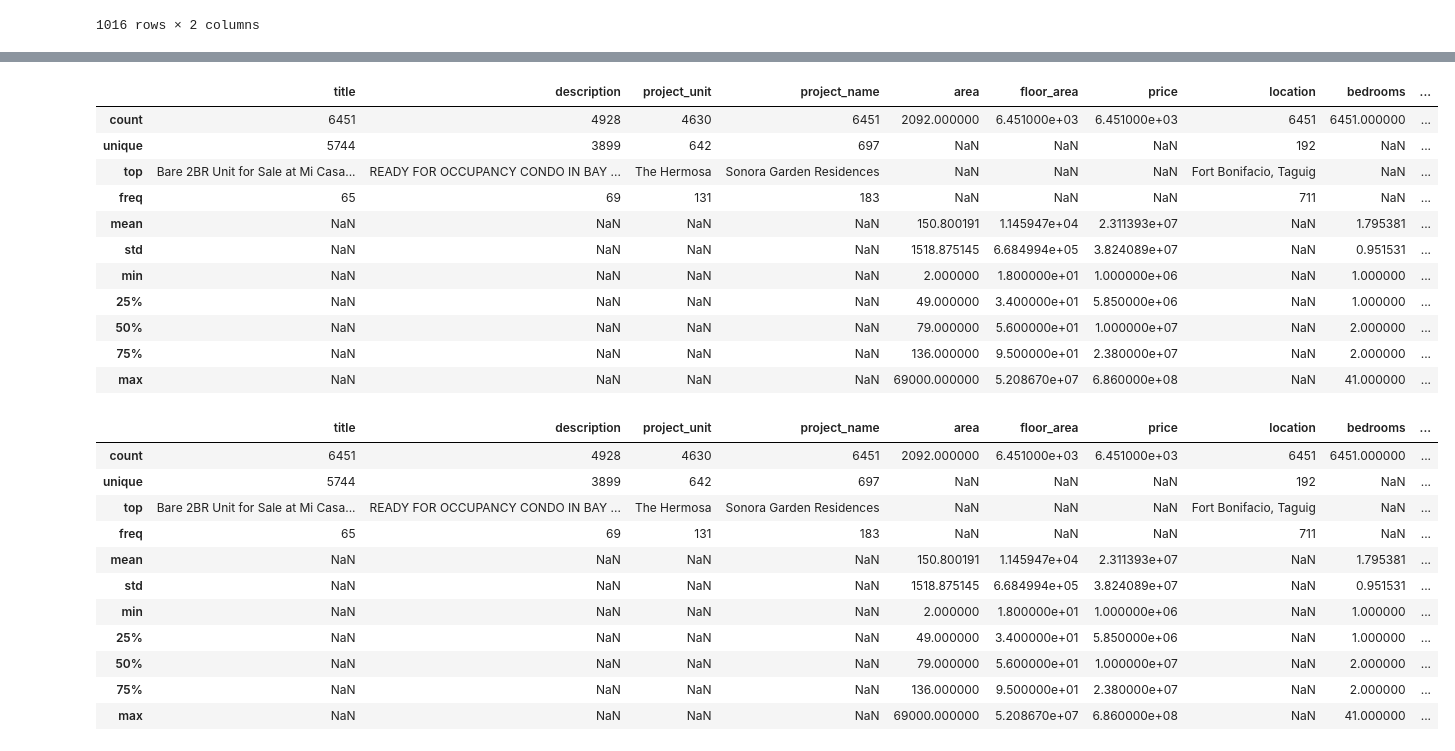
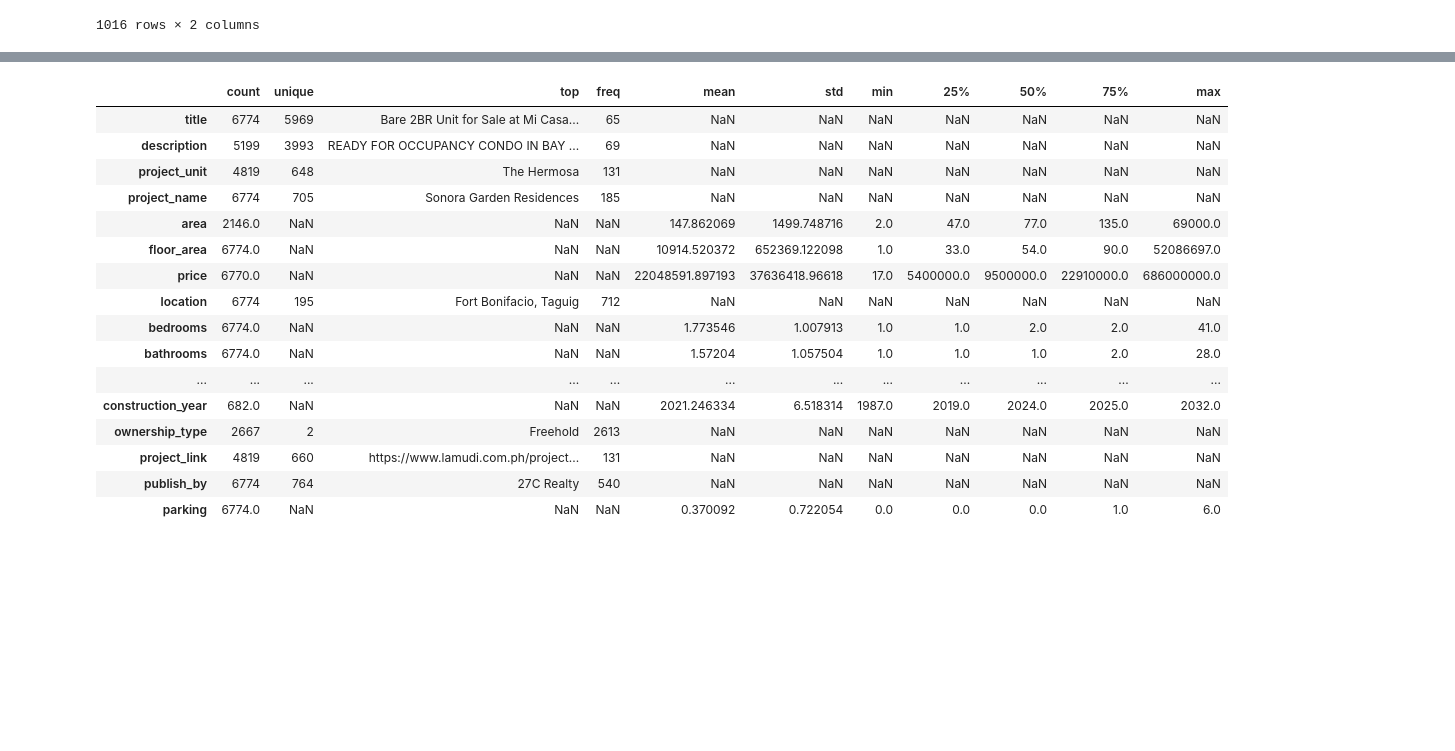
Before and after one commit to darryl-john/condo-amenity-proximity, a Jupyter notebook: data-cleaning-v2.ipynb, the cells around one changed output, grey strips where cells are left out. Saved outputs shown, nothing was run; the diff lists cells and outputs as text; code cells hidden in the pictures; blank space fills up the shorter version.

```diff
--- a/data-cleaning-v2.ipynb
+++ b/data-cleaning-v2.ipynb
@@ -139,59 +144,47 @@ df1.describe(include='all')
-# %%
-# filter out rows with 'price' < 1000000 or 'floor_area' < 18
-df1 = df1[(df1['price'] >= 1000000) & (df1['floor_area'] >= 18)].reset_index(drop=True)
-df1.describe(include='all')
-# %% [output]
-|  | title | description | project_unit | project_name | area | floor_area | price | location | bedrooms | ... |
-| count | 6451 | 4928 | 4630 | 6451 | 2092.000000 | 6.451000e+03 | 6.451000e+03 | 6451 | 6451.000000 | ... |
-| unique | 5744 | 3899 | 642 | 697 | NaN | NaN | NaN | 192 | NaN | ... |
-| top | Bare 2BR Unit for Sale at Mi Casa... | READY FOR OCCUPANCY CONDO IN BAY ... | The Hermosa | Sonora Garden Residences | NaN | NaN | NaN | Fort Bonifacio, Taguig | NaN | ... |
-| freq | 65 | 69 | 131 | 183 | NaN | NaN | NaN | 711 | NaN | ... |
-| mean | NaN | NaN | NaN | NaN | 150.800191 | 1.145947e+04 | 2.311393e+07 | NaN | 1.795381 | ... |
-| std | NaN | NaN | NaN | NaN | 1518.875145 | 6.684994e+05 | 3.824089e+07 | NaN | 0.951531 | ... |
-| min | NaN | NaN | NaN | NaN | 2.000000 | 1.800000e+01 | 1.000000e+06 | NaN | 1.000000 | ... |
-| 25% | NaN | NaN | NaN | NaN | 49.000000 | 3.400000e+01 | 5.850000e+06 | NaN | 1.000000 | ... |
-| 50% | NaN | NaN | NaN | NaN | 79.000000 | 5.600000e+01 | 1.000000e+07 | NaN | 2.000000 | ... |
-| 75% | NaN | NaN | NaN | NaN | 136.000000 | 9.500000e+01 | 2.380000e+07 | NaN | 2.000000 | ... |
-| max | NaN | NaN | NaN | NaN | 69000.000000 | 5.208670e+07 | 6.860000e+08 | NaN | 41.000000 | ... |
 # %%
 def find_with_parking(text):
     # Returns the matched string if found, else None
     match = re.search(r'with(\s+\w+)?\s+parking', str(text), re.IGNORECASE)
     if match:
         return match.group(0)
     return None
 
 df1['parking_info'] = df1.apply(lambda row: find_with_parking(row['title']) or find_with_parking(row['description']), axis=1)
 
 # get numeric parking count from parking_info if available, else set to 1 if parking_info is not null and 0 if parking_info is null
 def extract_parking_count(parking_info):
     if pd.isna(parking_info):
         return 0
     match = re.search(r'(\d+)', parking_info)
     if match:
         return int(match.group(1))
     return 1
 
 # get max between existing 'parking_spaces' column and extracted parking count from parking_info, add new column 'parking'
 df1['parking'] = df1.apply(lambda row: max(row['parking_spaces'], extract_parking_count(row['parking_info'])) if not pd.isna(row['parking_spaces']) else extract_parking_count(row['parking_info']), axis=1)
 
 # drop 'parking_spaces' and 'parking_info' columns
 df1 = df1.drop(columns=['parking_spaces', 'parking_info'])
 
-df1.describe(include='all')
+df1.describe(include='all').T
 # %% [output]
-|  | title | description | project_unit | project_name | area | floor_area | price | location | bedrooms | ... |
-| count | 6451 | 4928 | 4630 | 6451 | 2092.000000 | 6.451000e+03 | 6.451000e+03 | 6451 | 6451.000000 | ... |
-| unique | 5744 | 3899 | 642 | 697 | NaN | NaN | NaN | 192 | NaN | ... |
-| top | Bare 2BR Unit for Sale at Mi Casa... | READY FOR OCCUPANCY CONDO IN BAY ... | The Hermosa | Sonora Garden Residences | NaN | NaN | NaN | Fort Bonifacio, Taguig | NaN | ... |
-| freq | 65 | 69 | 131 | 183 | NaN | NaN | NaN | 711 | NaN | ... |
-| mean | NaN | NaN | NaN | NaN | 150.800191 | 1.145947e+04 | 2.311393e+07 | NaN | 1.795381 | ... |
-| std | NaN | NaN | NaN | NaN | 1518.875145 | 6.684994e+05 | 3.824089e+07 | NaN | 0.951531 | ... |
-| min | NaN | NaN | NaN | NaN | 2.000000 | 1.800000e+01 | 1.000000e+06 | NaN | 1.000000 | ... |
-| 25% | NaN | NaN | NaN | NaN | 49.000000 | 3.400000e+01 | 5.850000e+06 | NaN | 1.000000 | ... |
-| 50% | NaN | NaN | NaN | NaN | 79.000000 | 5.600000e+01 | 1.000000e+07 | NaN | 2.000000 | ... |
-| 75% | NaN | NaN | NaN | NaN | 136.000000 | 9.500000e+01 | 2.380000e+07 | NaN | 2.000000 | ... |
-| max | NaN | NaN | NaN | NaN | 69000.000000 | 5.208670e+07 | 6.860000e+08 | NaN | 41.000000 | ... |
+|  | count | unique | top | freq | mean | std | min | 25% | 50% | 75% | max |
+| title | 6774 | 5969 | Bare 2BR Unit for Sale at Mi Casa... | 65 | NaN | NaN | NaN | NaN | NaN | NaN | NaN |
+| description | 5199 | 3993 | READY FOR OCCUPANCY CONDO IN BAY ... | 69 | NaN | NaN | NaN | NaN | NaN | NaN | NaN |
+| project_unit | 4819 | 648 | The Hermosa | 131 | NaN | NaN | NaN | NaN | NaN | NaN | NaN |
+| project_name | 6774 | 705 | Sonora Garden Residences | 185 | NaN | NaN | NaN | NaN | NaN | NaN | NaN |
+| area | 2146.0 | NaN | NaN | NaN | 147.862069 | 1499.748716 | 2.0 | 47.0 | 77.0 | 135.0 | 69000.0 |
+| floor_area | 6774.0 | NaN | NaN | NaN | 10914.520372 | 652369.122098 | 1.0 | 33.0 | 54.0 | 90.0 | 52086697.0 |
+| price | 6770.0 | NaN | NaN | NaN | 22048591.897193 | 37636418.96618 | 17.0 | 5400000.0 | 9500000.0 | 22910000.0 | 686000000.0 |
+| location | 6774 | 195 | Fort Bonifacio, Taguig | 712 | NaN | NaN | NaN | NaN | NaN | NaN | NaN |
+| bedrooms | 6774.0 | NaN | NaN | NaN | 1.773546 | 1.007913 | 1.0 | 1.0 | 2.0 | 2.0 | 41.0 |
+| bathrooms | 6774.0 | NaN | NaN | NaN | 1.57204 | 1.057504 | 1.0 | 1.0 | 1.0 | 2.0 | 28.0 |
+| ... | ... | ... | ... | ... | ... | ... | ... | ... | ... | ... | ... |
+| construction_year | 682.0 | NaN | NaN | NaN | 2021.246334 | 6.518314 | 1987.0 | 2019.0 | 2024.0 | 2025.0 | 2032.0 |
+| ownership_type | 2667 | 2 | Freehold | 2613 | NaN | NaN | NaN | NaN | NaN | NaN | NaN |
+| project_link | 4819 | 660 | https://www.lamudi.com.ph/project... | 131 | NaN | NaN | NaN | NaN | NaN | NaN | NaN |
+| publish_by | 6774 | 764 | 27C Realty | 540 | NaN | NaN | NaN | NaN | NaN | NaN | NaN |
+| parking | 6774.0 | NaN | NaN | NaN | 0.370092 | 0.722054 | 0.0 | 0.0 | 0.0 | 1.0 | 6.0 |
 # %%
 # Filter property_type to exclude "Condotel"
 df1 = df1[df1['property_type'] != "Condotel"]
```
Also changed, not shown: parts of 16 cells of this notebook.
